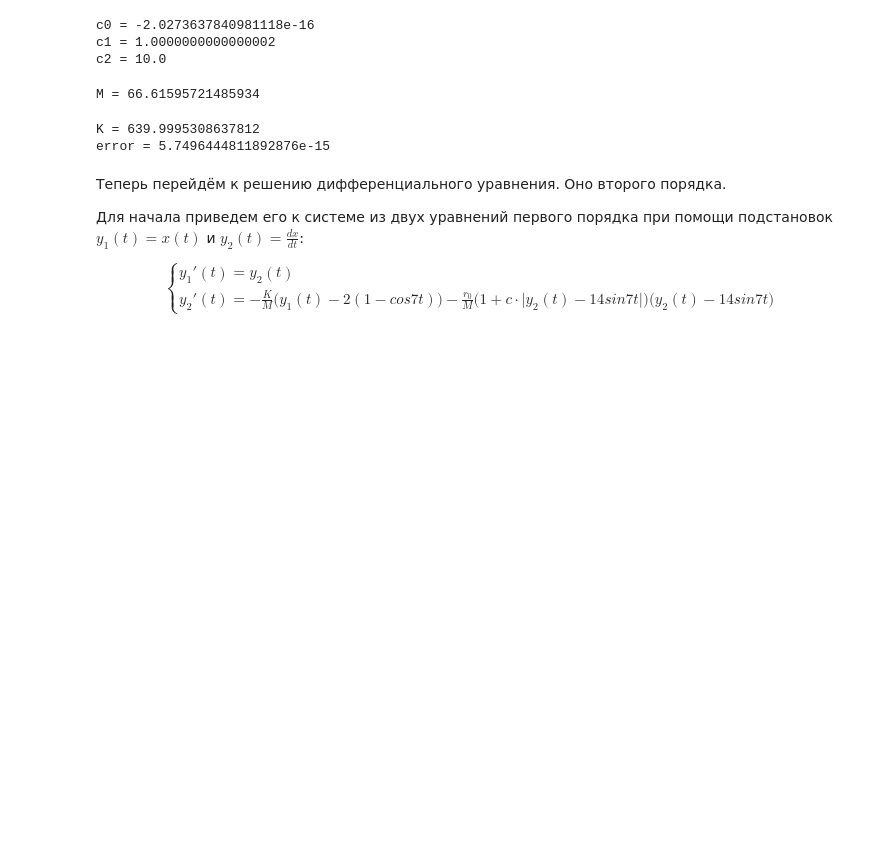
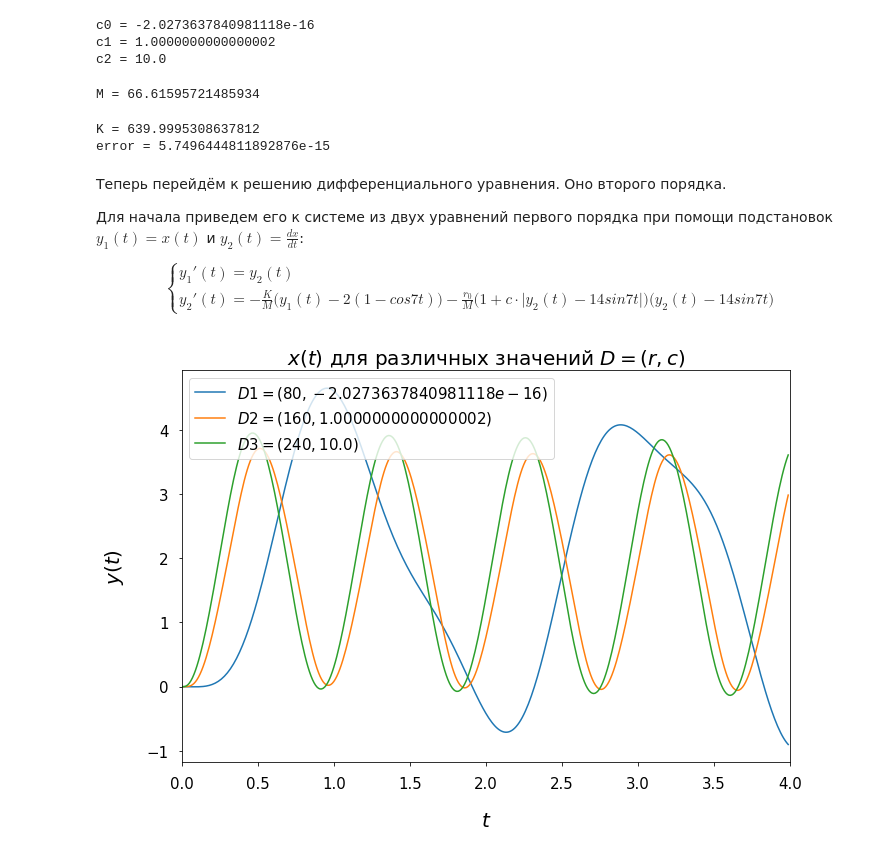
Before and after one commit to lamtev/comp_maths_labs, a Jupyter notebook: coursework/notebook/car.ipynb, the cells around one changed output. Saved outputs shown, nothing was run; the diff lists cells and outputs as text; code cells hidden in the pictures; blank space fills up the shorter version.

Commit message:
add diff eq solution and plots

```diff
--- a/coursework/notebook/car.ipynb
+++ b/coursework/notebook/car.ipynb
@@ -70,7 +70,8 @@ $r_0^1 = 80$, $r_0^2 = 160$ и $r_0^3 = 240$
 # %%
 from numpy.linalg import solve
 
-A = [[46, 42, 24], [42, 49, 18], [24, 18, 16]]
+A = [[46, 42, 24],\
+     [42, 49, 18], [24, 18, 16]]
 b = [282, 229, 178]
 x = solve(A, b)
 i = 0
@@ -114,10 +115,62 @@ error = 5.7496444811892876e-15
     \end{cases}
 \end{equation}
 # %%
-from numpy import array
-
 from math import sin, cos
 
 def fun(y, t, r, c, k, m):
-    return [y[2],\
-            -k/m * (y[1] - 2 * (1 - cos(7 * t))) - r/m * (1 + c * abs(y[2] - 14 * sin(7 * t)) * (y[2] - 14 * sin(7 * t)))]
+    return [y[1],\
+            -k/m * (y[0] - 2 * (1 - cos(7 * t))) - r/m * (1 + c * abs(y[1] - 14 * sin(7 * t)) * (y[1] - 14 * sin(7 * t)))]
+# %%
+from numpy import arange, transpose
+
+from scipy.integrate import odeint
+
+import math
+import numpy as np
+import matplotlib.pyplot as plt
+
+class Dempfer:
+    r : float
+    c : float
+
+    def __init__(self, c : float, r : float):
+        self.r = r
+        self.c = c
+
+    def __str__(self):
+        return '({r}, {c})'.format(r=self.r, c=self.c)
+
+rs = [80, 160, 240]
+dempfers = []
+for i in range(len(rs)):
+    dempfers.append(Dempfer(x[i], rs[i]))
+
+t0 = 0
+tn = 4
+th = 0.01
+points = arange(t0, tn, th)
+
+initialConditions = [0, 0]
+
+values = []
+for d in dempfers:
+    res, info = odeint(fun, initialConditions, points, args=(d.r, d.c, K, M), atol=1e-8, full_output=True)
+    y = transpose(res)[0]
+    values.append(y)
+
+axes = plt.figure(figsize=(10,7)).gca()
+
+for i in range(len(dempfers)):
+    axes.plot(points, values[i], linewidth=1.5, label='$D{i} = {d}$'.format(d=dempfers[i], i=i+1))
+
+axes.legend(loc='upper left', fontsize=15)
+axes.set_xlabel('$t$', fontsize=20, labelpad=20)
+axes.set_ylabel('$y(t)$', fontsize=20, labelpad=20)
+axes.tick_params(labelsize=15, pad=10)
+axes.set_xlim([t0, tn])
+plt.title('$x(t)$ для различных значений $D = (r, c)$', fontsize=20)
+plt.tight_layout()
+plt.savefig('./p.png')
+plt.show()
+# %% [output]
+[figure, added]
```
Also changed, not shown: parts of 1 cell of this notebook.
